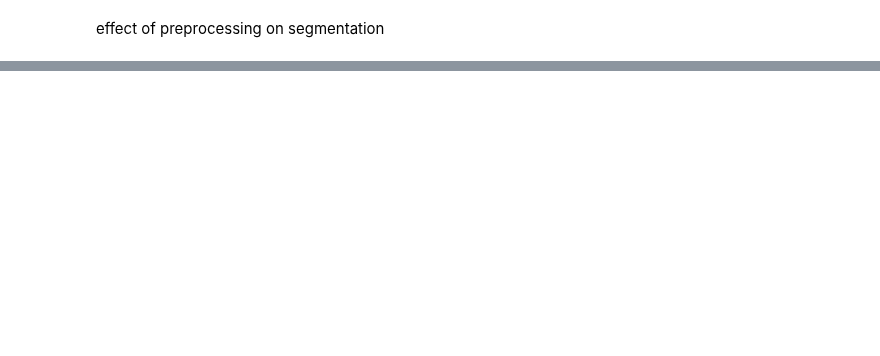
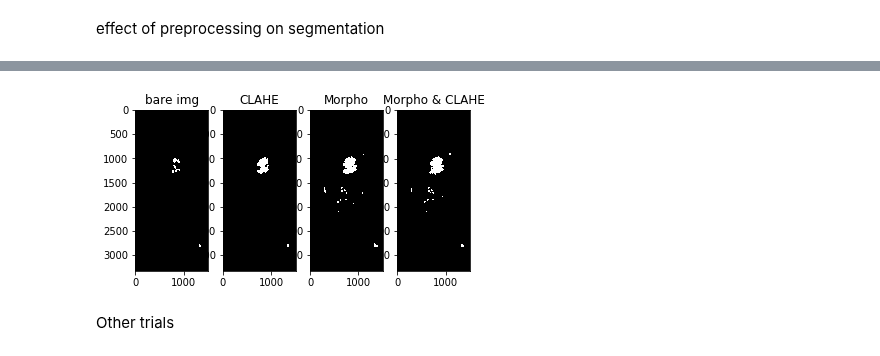
Before and after one commit to OlehKSS/IMMAS, a Jupyter notebook: examples/PreProcessingTests.ipynb, the cells around one changed output, grey strips where cells are left out. Saved outputs shown, nothing was run; the diff lists cells and outputs as text; code cells hidden in the pictures; blank space fills up the shorter version.

```diff
--- a/examples/PreProcessingTests.ipynb
+++ b/examples/PreProcessingTests.ipynb
@@ -179,0 +195,35 @@ plt.show()
+# %%
+#Binarize and open
+Bare_B = segmentation.thresh_to_binary(thresholded_BARE)
+Bare_B = preprocessing.open(Bare_B, (20,20))
+
+Clahe_B = segmentation.thresh_to_binary(thresholded_CLAHE)
+Clahe_B = preprocessing.open(Clahe_B,(20,20))
+
+Morpho_B = segmentation.thresh_to_binary(thresholded_MORPHO)
+Morpho_B = preprocessing.open(Morpho_B,(20,20))
+
+ALL_B  = segmentation.thresh_to_binary(thresholded_All)
+ALL_B = preprocessing.open(ALL_B, (20,20))
+
+plt.subplot(1,4,1)
+plt.imshow(Bare_B, interpolation="nearest", cmap=plt.cm.gray)
+plt.title('bare img')
+
+plt.subplot(1,4,2)
+plt.imshow(Clahe_B, interpolation="nearest", cmap=plt.cm.gray)
+plt.title('CLAHE')
+
+plt.subplot(1,4,3)
+plt.imshow(Morpho_B, interpolation="nearest", cmap=plt.cm.gray)
+plt.title('Morpho')
+
+plt.subplot(1,4,4)
+plt.imshow(ALL_B, interpolation="nearest", cmap=plt.cm.gray)
+plt.title('Morpho & CLAHE')
+
+plt.show()
+# %% [output]
+[figure, added]
+# %% [markdown]
+Other trials
```
Also changed, not shown: parts of 2 cells of this notebook, 2 other files.
